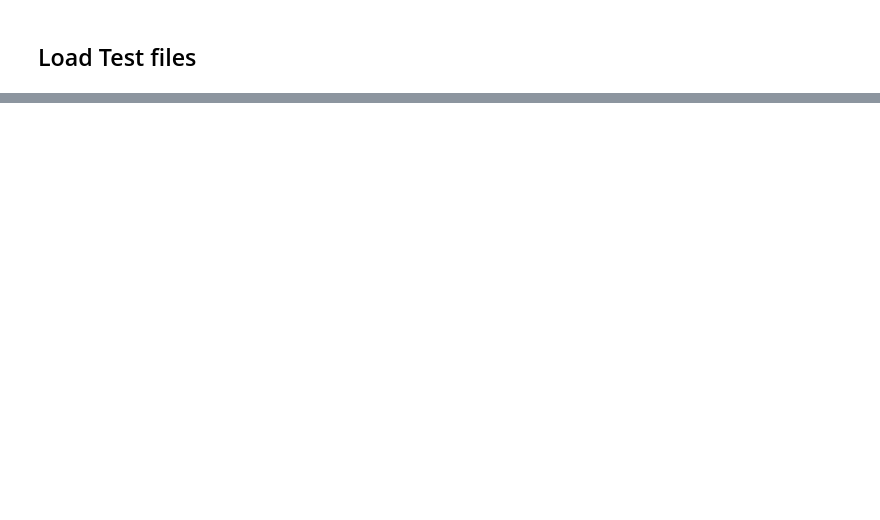
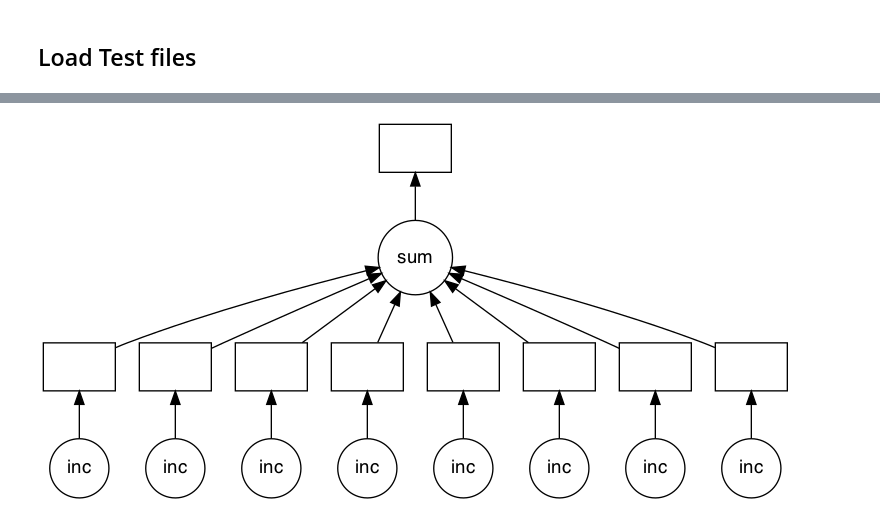
Before and after one commit to mobatusi/NeuromatchAcademy_DeepLearning_Coursework, a Jupyter notebook: LoadData.ipynb, the cells around one changed output, grey strips where cells are left out. Saved outputs shown, nothing was run; the diff lists cells and outputs as text; code cells hidden in the pictures; blank space fills up the shorter version.

```diff
--- a/LoadData.ipynb
+++ b/LoadData.ipynb
@@ -85,0 +193,10 @@ Pat1Test_df['type'] = Pat1Test_df['type'].astype(int)
+# %%
+# Parallelizing a for loop
+data = [1,2,3,4,5,6,7,8]
+# %%
+%%time
+results = []
+for x in data:
+   y = inc(x)
+   results.append(y)
+total = sum(results)
@@ -85,0 +217,7 @@ Pat1Test_df['type'] = Pat1Test_df['type'].astype(int)
+# %%
+%%time
+results = []
+for x in data:
+   y = delayed(inc)(x)
+   results.append(y)
+total = delayed(sum)(results)
@@ -85,0 +227,4 @@ Pat1Test_df['type'] = Pat1Test_df['type'].astype(int)
+# %%
+total.visualize()
+# %% [output]
+[figure, added]
```
Also changed, not shown: parts of 28 cells of this notebook, 29 other files.
